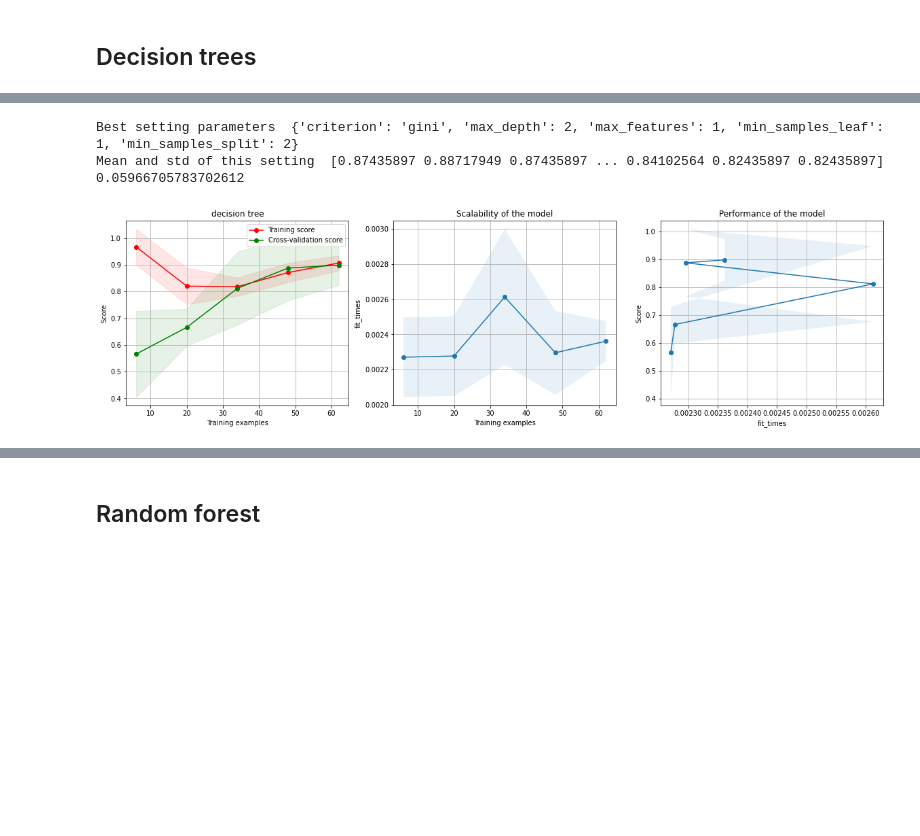
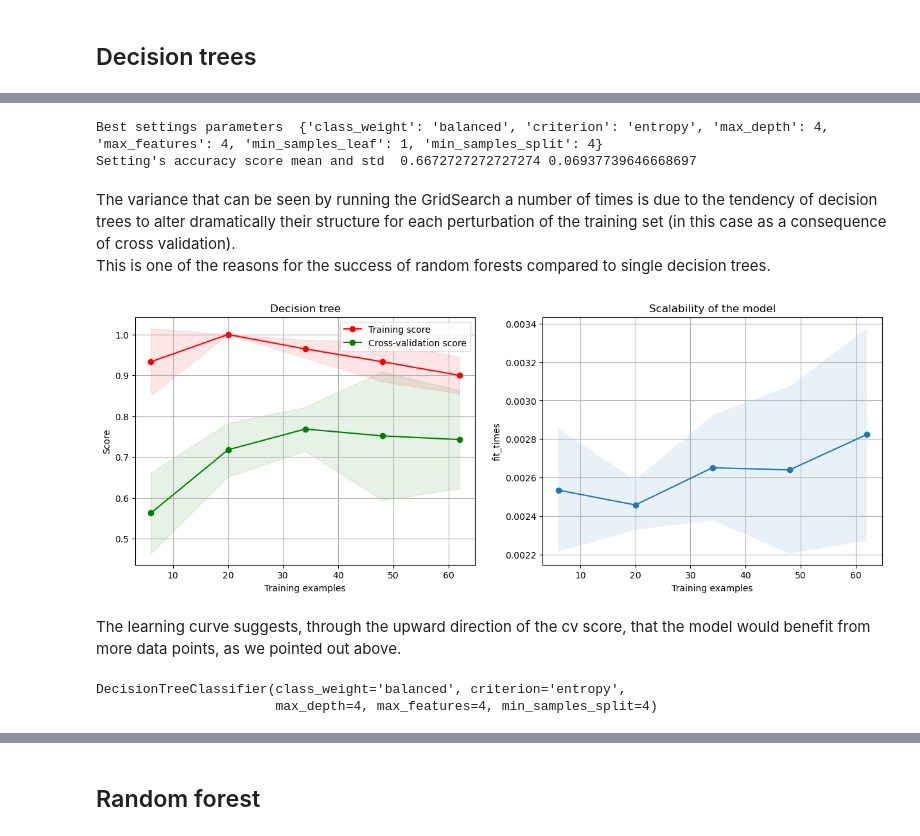
Before and after one commit to adettori/Data-Mining-DM-2020-project, a Jupyter notebook: dm2020-2-task3.ipynb, the cells around one changed output, grey strips where cells are left out. Saved outputs shown, nothing was run; the diff lists cells and outputs as text; code cells hidden in the pictures; blank space fills up the shorter version.

```diff
--- a/dm2020-2-task3.ipynb
+++ b/dm2020-2-task3.ipynb
@@ -179,0 +415,3 @@ dataset_df = tmp_df
+# %%
+pred_df = vend_w_out_df_norm.copy().drop(["I", "IAvgMonthSales", "Iu"], axis=1)
+labels = pred_df.pop('Label')
@@ -189,44 +461,42 @@ train_set, test_set, train_label, test_label = train_test_split(vendors_df, labe
 # %%
-#to find the best set of parameter setting, we can run a grid search
-from sklearn.model_selection import RandomizedSearchCV
-from sklearn.model_selection import GridSearchCV
-from scipy.stats import randint as sp_randint
-from sklearn import tree
-from sklearn.metrics import make_scorer
-from sklearn.metrics import accuracy_score
-
 #define the parameters' values you want to try
-param_dist = {"max_depth": [2,3,5,6,7,10,12,None],
+param_grid_dt = {"max_depth": [2, 3, 4],
               "min_samples_split": range(2, 10),
-              "min_samples_leaf": range(1, 10),
-              "max_features": range(1, vendors_df.shape[1] + 1),
-              "criterion": ["gini"]}
+              "min_samples_leaf": [1],
+              "max_features": [2, 3, 4],
+              "criterion": ["gini", "entropy"],
+              "class_weight": ["balanced"]}
 #define the model
-clf = tree.DecisionTreeClassifier(splitter='best')
+clf = tree.DecisionTreeClassifier()
 #define the grid search
-grid_search = GridSearchCV(clf, param_grid=param_dist,
-                            n_jobs=10,
+grid_search_dt = GridSearchCV(clf, param_grid=param_grid_dt,
+                            n_jobs=-1,
                             scoring=make_scorer(accuracy_score))
 #run the grid search
-grid_search.fit(train_set, train_label)
+grid_search_dt.fit(train_set, train_label)
 
-print('Best setting parameters ', grid_search.cv_results_['params'][0])
-#TODO: why the first element of the array?
-print('Mean and std of this setting ', grid_search.cv_results_['mean_test_score'][0],
-      grid_search.cv_results_['std_test_score'][0])
+print('Best settings parameters ', grid_search_dt.best_params_)
+print("Setting's accuracy score mean and std ", grid_search_dt.cv_results_['mean_test_score'][0],
+      grid_search_dt.cv_results_['std_test_score'][0])
 # %% [output]
-Best setting parameters  {'criterion': 'gini', 'max_depth': 2, 'max_features': 1, 'min_samples_leaf': 1, 'min_samples_split': 2}
-Mean and std of this setting  [0.87435897 0.88717949 0.87435897 ... 0.84102564 0.82435897 0.82435897] 0.05966705783702612
+Best settings parameters  {'class_weight': 'balanced', 'criterion': 'entropy', 'max_depth': 4, 'max_features': 4, 'min_samples_leaf': 1, 'min_samples_split': 4}
+Setting's accuracy score mean and std  0.6672727272727274 0.06937739646668697
+# %% [markdown]
+The variance that can be seen by running the GridSearch a number of times is due to the tendency of decision trees to alter dramatically their structure for each perturbation of the training set (in this case as a consequence of cross validation).
+This is one of the reasons for the success of random forests compared to single decision trees.
 # %%
-#define a decision tree and fit it
-dt = tree.DecisionTreeClassifier(criterion='entropy', splitter='best',
-                                  max_depth=2,
-                                  max_features=1,
-                                  min_samples_split=2, min_samples_leaf=1)
+#define a decision tree with the parameters found and fit it
+dt = tree.DecisionTreeClassifier(**grid_search_dt.best_params_)
 
-dt = dt.fit(train_set, train_label)
-plot_learning_curve(dt, "decision tree", vendors_df, label)
+plot_learning_curve(dt, "Decision tree", pred_df, labels)
 plt.show()
 # %% [output]
-[figure, old version]
+[figure, new version]
+# %% [markdown]
+The learning curve suggests, through the upward direction of the cv score, that the model would benefit from more data points, as we pointed out above.
+# %%
+dt.fit(train_set, train_label)
+# %% [output]
+DecisionTreeClassifier(class_weight='balanced', criterion='entropy',
+                       max_depth=4, max_features=4, min_samples_split=4)
 # %%
```
Also changed, not shown: parts of 140 cells of this notebook.
